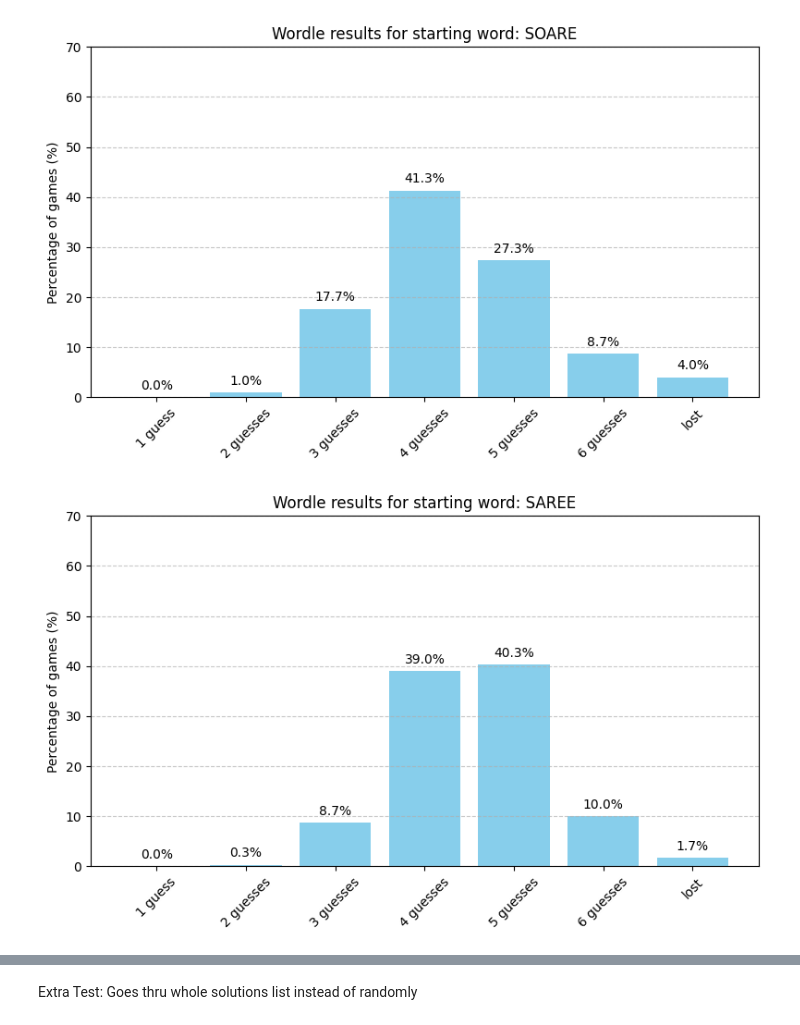
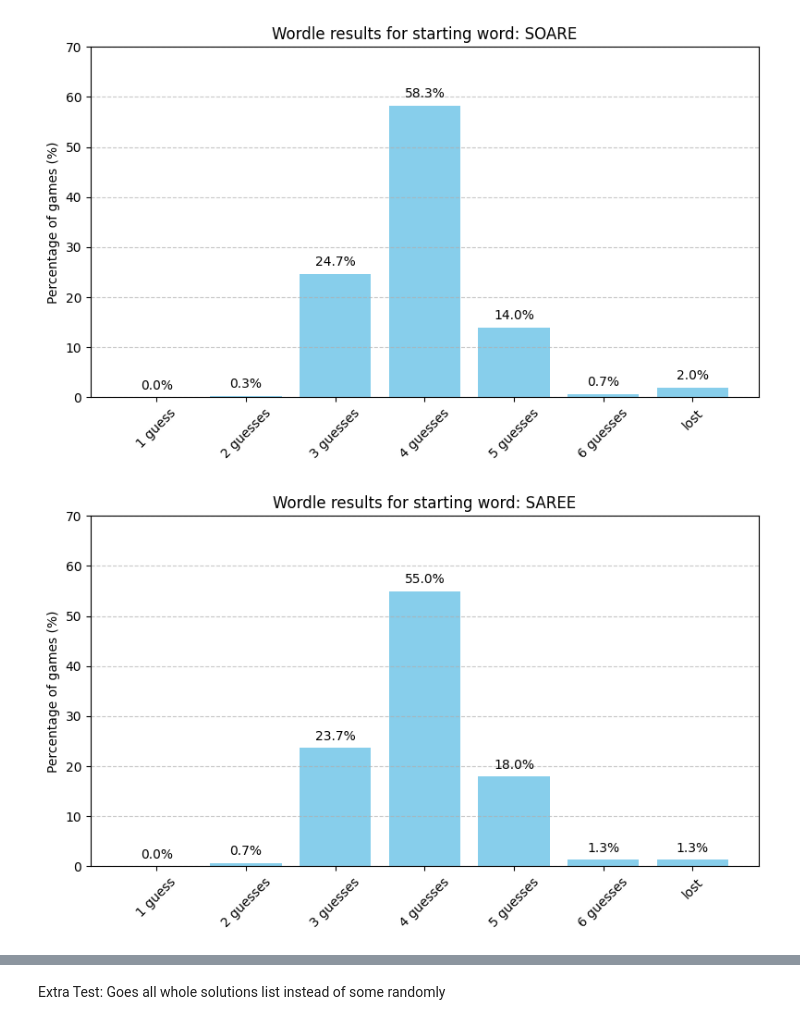
Before and after one commit to Krusol21/WordleSolver, a Jupyter notebook: wordle_viz_ent.ipynb, the cells around one changed output, grey strips where cells are left out. Cells and saved outputs as stored; diff of their text form; code cells hidden in the pictures.

```diff
--- a/wordle_viz_ent.ipynb
+++ b/wordle_viz_ent.ipynb
@@ -12,35 +12,52 @@ from word_lists import is_valid_guess
 from pruning import wordlePrune, infoPrune
 
 class Guesser:
+    def __init__(self):
+        self._fb_cache  = {}   # (guess, secret) -> feedback str
+        self._pr_cache  = {}   # (guess, feedback_str, len_solutions) -> survivor_cnt
+
+    def _feedback(self, guess, secret):
+        key = (guess, secret)
+        fb  = self._fb_cache.get(key)
+        if fb is None:
+            fb = wordle_feedback_for_guess(guess, secret)[3]
+            self._fb_cache[key] = fb
+        return fb
+
+    def _survivors(self, guess, fb, solutions):
+        key = (guess, fb, len(solutions))   # len() good enough to bind cache
+        cnt = self._pr_cache.get(key)
+        if cnt is None:
+            cnt = len(wordlePrune(guess, solutions, fb))
+            self._pr_cache[key] = cnt
+        return cnt
+
+    # ------------------------------------------------------------------
     def make_guess(self, attempt, solutions_list, information_list, letter_status):
         if attempt == 1:
             return "SALET"
 
-        # If narrowing down to few solutions, prioritize that
-        if len(solutions_list) <= (7 - attempt):
+        if len(solutions_list) == 1:
+            return solutions_list[0]
+        if len(solutions_list) <= (7 - attempt) or not information_list:
             return solutions_list[-1]
 
-        guessed_letters = {
-            L for L, status in letter_status.items() if status["state"] != "not_guessed"
-        }
+        best_word     = None
+        best_expected = float("inf")
+        sol_count     = len(solutions_list)
 
-        yellow_letters = {
-            L for L, status in letter_status.items() if status["state"] == "in_wrong_place"
-        }
-
-        def sort_key(word):
-            unique = set(word)
-            unguessed_count = sum(1 for c in unique if c not in guessed_letters)
-            has_yellow = any(c in yellow_letters for c in word)
-            return (-unguessed_count, -has_yellow)
-
-        sorted_words = sorted(information_list, key=sort_key)
-
-        if len(information_list) == 0:
-            return solutions_list[-1]
-
-        top_choices = sorted_words[:5] if len(sorted_words) >= 5 else sorted_words
-        return random.choice(top_choices)
+        for info_word in information_list:
+            total_after = 0
+            for secret in solutions_list:
+                fb = self._feedback(info_word, secret)
+                total_after += self._survivors(info_word, fb, solutions_list)
+                if total_after >= best_expected * sol_count:
+                    break
+            exp_after = total_after / sol_count
+            if exp_after < best_expected:
+                best_expected = exp_after
+                best_word     = info_word
+        return best_word
 
 SECRET_WORD = get_target()
 guesser = Guesser()
@@ -213,32 +230,32 @@ for starting_word in starting_words:
         results[starting_word][attempts] += 1
 
 # Now plot
 for starting_word in starting_words:
     counts = [results[starting_word][i] for i in range(1, 8)]
 
     # Set up figure and axis
     fig, ax = plt.subplots(figsize=(8, 5))
 
     labels = ["1 guess", "2 guesses", "3 guesses", "4 guesses", "5 guesses", "6 guesses", "lost"]
     percentages = [c / num_simulations * 100 for c in counts]
 
     bars = ax.bar(labels, percentages, color='skyblue')
 
     # Add labels
     ax.set_title(f"Wordle results for starting word: {starting_word}")
     ax.set_ylabel("Percentage of games (%)")
     ax.set_ylim(0, 70)
     ax.set_xticklabels(labels, rotation=45)
     ax.grid(axis='y', linestyle='--', alpha=0.7)
 
     # Add percentages above bars
     for bar, percent in zip(bars, percentages):
         height = bar.get_height()
         ax.text(bar.get_x() + bar.get_width() / 2, height + 1,
                 f'{percent:.1f}%', ha='center', va='bottom', fontsize=10)
 
     plt.tight_layout()
     plt.show()
 # %% [output]
-[figure, old version]
+[figure, new version]
-[figure, old version]
+[figure, new version]
@@ -248,3 +265,3 @@ for starting_word in starting_words:
 # %% [markdown]
-Extra Test: Goes thru whole solutions list instead of randomly
+Extra Test: Goes all whole solutions list instead of some randomly
 # %%
```
Also changed, not shown: parts of 3 cells of this notebook, 6 other files.
